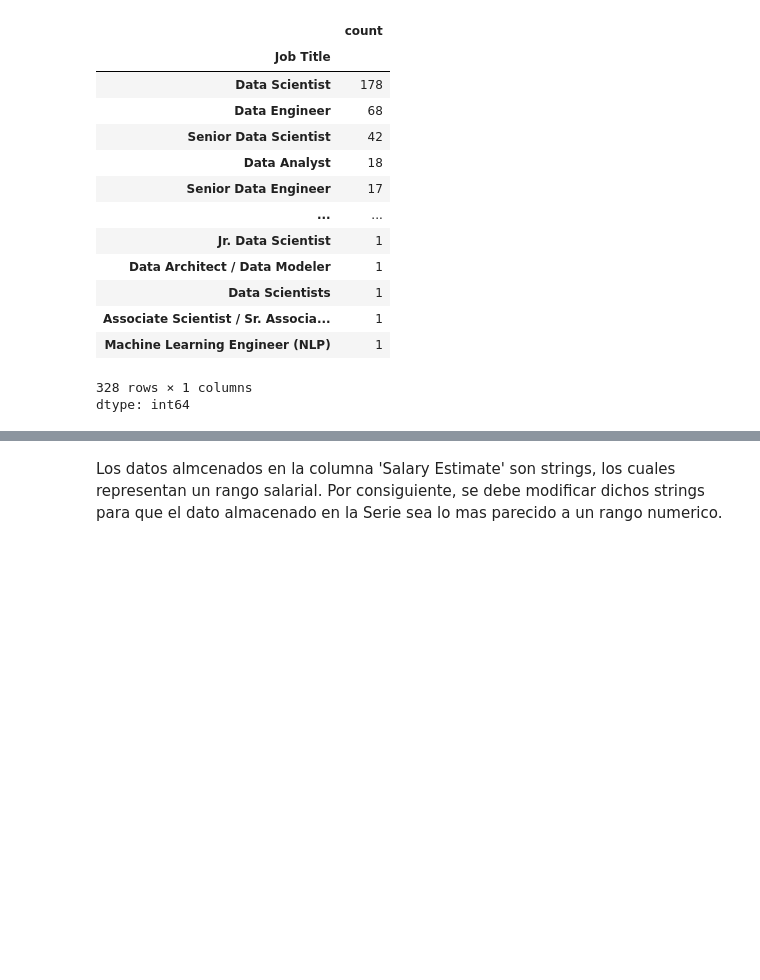
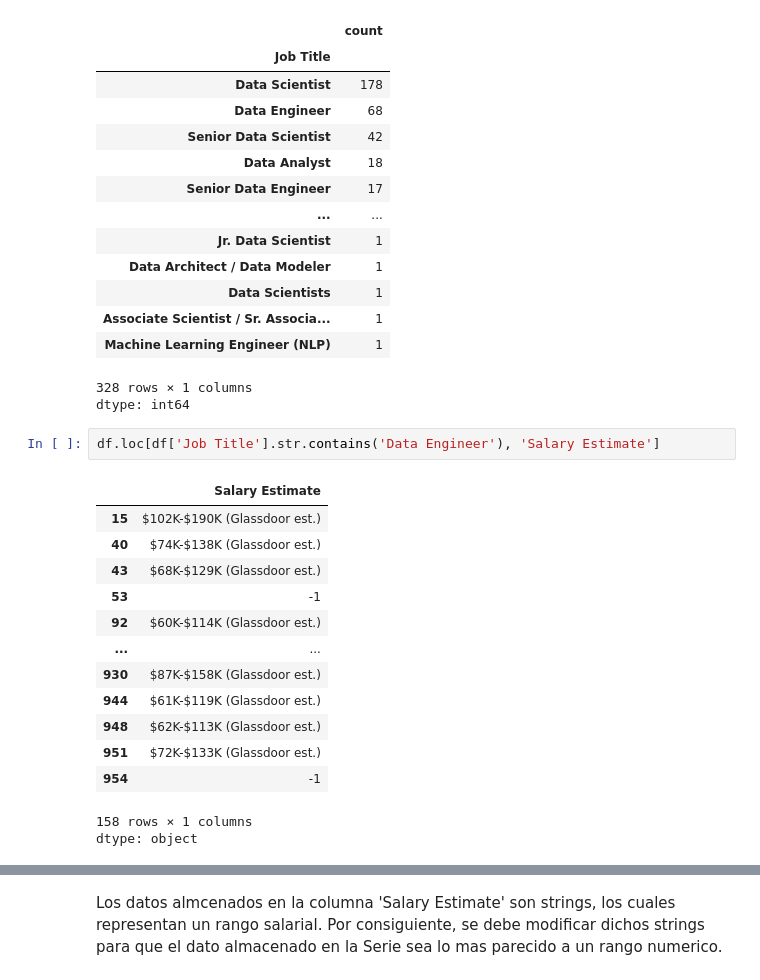
Before and after one commit to mfernandezzz/Pruebas_Tecnicas, a Jupyter notebook: pruebaTecnicaGlassdoorJobs.ipynb, the cells around one changed output, grey strips where cells are left out. Saved outputs shown, nothing was run; the diff lists cells and outputs as text; blank space fills up the shorter version.

```diff
--- a/pruebaTecnicaGlassdoorJobs.ipynb
+++ b/pruebaTecnicaGlassdoorJobs.ipynb
@@ -54,4 +54,21 @@ df['Job Title'].value_counts()
 | Machine Learning Engineer (NLP) | 1 |
 328 rows × 1 columns
 dtype: int64
+# %%
+df.loc[df['Job Title'].str.contains('Data Engineer'), 'Salary Estimate']
+# %% [output]
+|  | Salary Estimate |
+| 15 | $102K-$190K (Glassdoor est.) |
+| 40 | $74K-$138K (Glassdoor est.) |
+| 43 | $68K-$129K (Glassdoor est.) |
+| 53 | -1 |
+| 92 | $60K-$114K (Glassdoor est.) |
+| ... | ... |
+| 930 | $87K-$158K (Glassdoor est.) |
+| 944 | $61K-$119K (Glassdoor est.) |
+| 948 | $62K-$113K (Glassdoor est.) |
+| 951 | $72K-$133K (Glassdoor est.) |
+| 954 | -1 |
+158 rows × 1 columns
+dtype: object
 # %%
```
Also changed, not shown: parts of 16 cells of this notebook.
